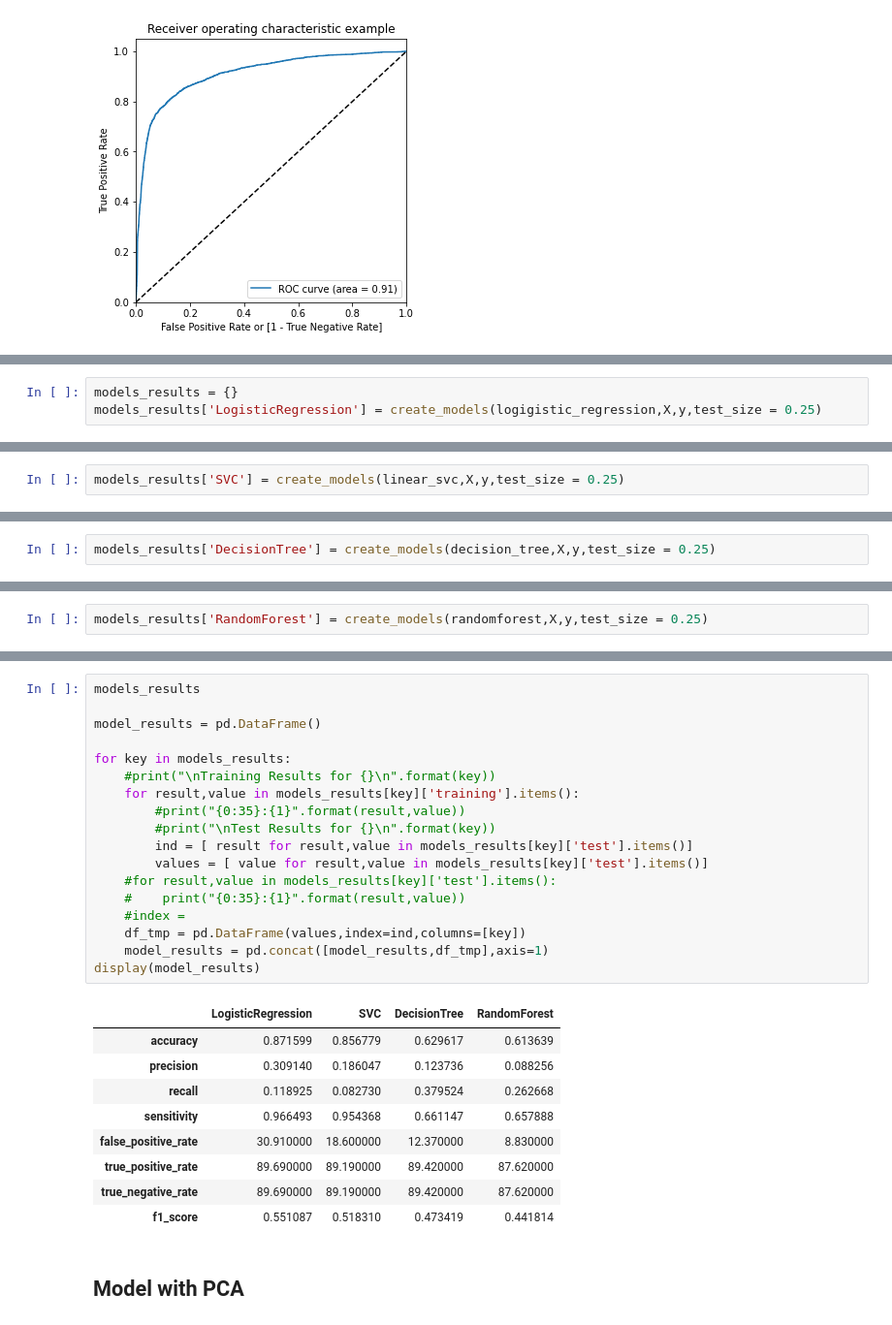
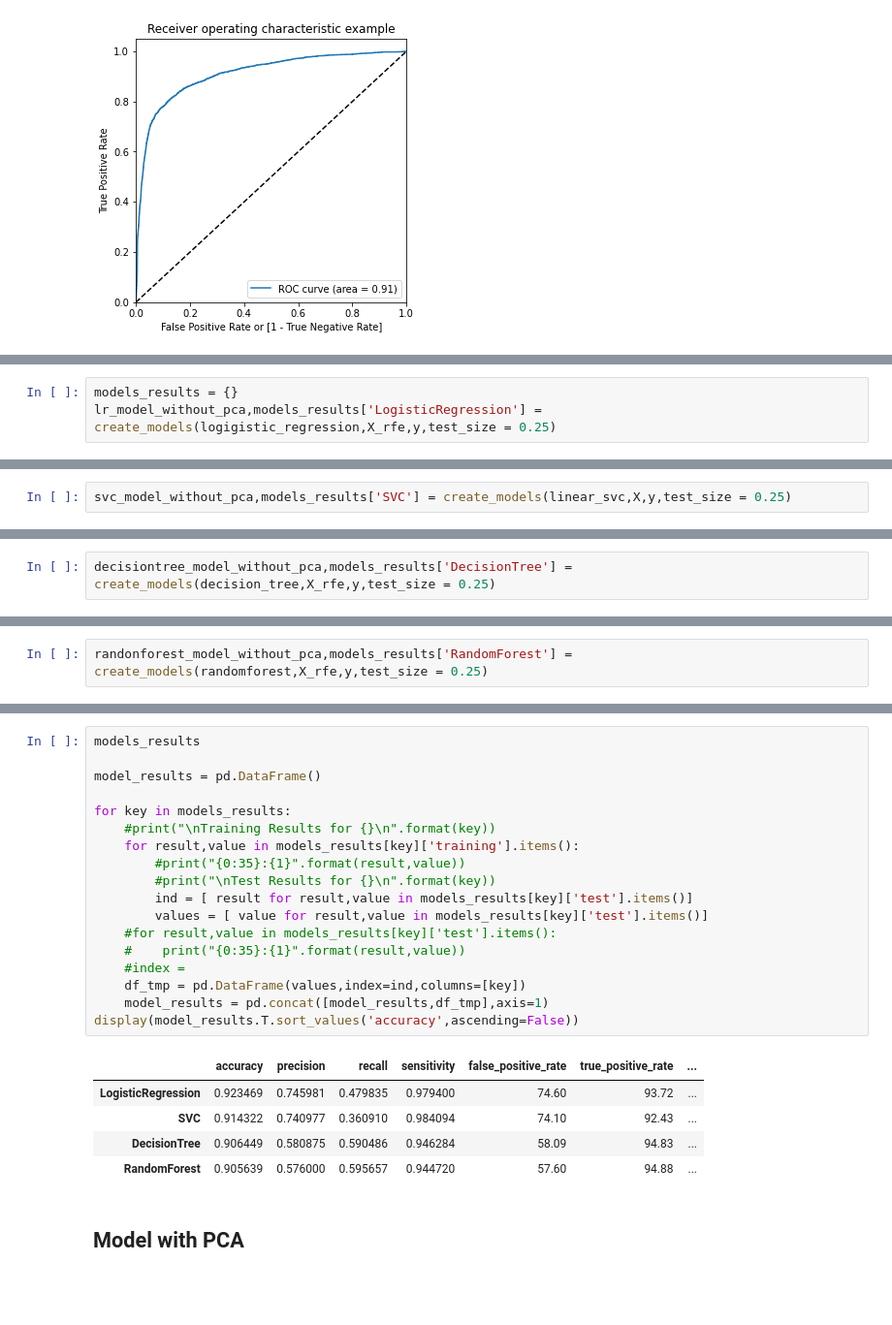
Before and after one commit to shajivmasters/Telcom_chrun_draft, a Jupyter notebook: TelcomChurn.ipynb, the cells around one changed output, grey strips where cells are left out. Shown: that part at 97% size. Cells and saved outputs as stored; diff of their text form; blank space fills up the shorter version.

```diff
--- a/TelcomChurn.ipynb
+++ b/TelcomChurn.ipynb
@@ -1478,5 +1559,5 @@ draw_roc(y_train_pred_final['churn'], y_train_pred_final['churn_prob'])
 # %%
 models_results = {}
-models_results['LogisticRegression'] = create_models(logigistic_regression,X,y,test_size = 0.25)
+lr_model_without_pca,models_results['LogisticRegression'] = create_models(logigistic_regression,X_rfe,y,test_size = 0.25)
 # %% [output]
 array([0, 0, 0, ..., 0, 0, 0])
@@ -1488,4 +1569,4 @@ array([0, 0, 0, ..., 0, 0, 0])
 # %%
-models_results['SVC'] = create_models(linear_svc,X,y,test_size = 0.25)
+svc_model_without_pca,models_results['SVC'] = create_models(linear_svc,X,y,test_size = 0.25)
 # %% [output]
 array([0, 0, 0, ..., 0, 0, 0])
@@ -1497,4 +1578,4 @@ array([0, 0, 0, ..., 0, 0, 0])
 # %%
-models_results['DecisionTree'] = create_models(decision_tree,X,y,test_size = 0.25)
+decisiontree_model_without_pca,models_results['DecisionTree'] = create_models(decision_tree,X_rfe,y,test_size = 0.25)
 # %% [output]
 array([0, 0, 0, ..., 1, 0, 0])
@@ -1506,4 +1587,4 @@ array([0, 0, 0, ..., 1, 0, 0])
 # %%
-models_results['RandomForest'] = create_models(randomforest,X,y,test_size = 0.25)
+randonforest_model_without_pca,models_results['RandomForest'] = create_models(randomforest,X_rfe,y,test_size = 0.25)
 # %% [output]
 array([0, 0, 0, ..., 1, 0, 0])
@@ -1535,31 +1616,27 @@ models_results
 # %%
 models_results
 
 model_results = pd.DataFrame()
 
 for key in models_results:
     #print("\nTraining Results for {}\n".format(key))
     for result,value in models_results[key]['training'].items():
         #print("{0:35}:{1}".format(result,value))
         #print("\nTest Results for {}\n".format(key))
         ind = [ result for result,value in models_results[key]['test'].items()]
         values = [ value for result,value in models_results[key]['test'].items()]
     #for result,value in models_results[key]['test'].items():
     #    print("{0:35}:{1}".format(result,value))
     #index =
     df_tmp = pd.DataFrame(values,index=ind,columns=[key])
     model_results = pd.concat([model_results,df_tmp],axis=1)
-display(model_results)
+display(model_results.T.sort_values('accuracy',ascending=False))
 # %% [output]
-|  | LogisticRegression | SVC | DecisionTree | RandomForest |
-| accuracy | 0.871599 | 0.856779 | 0.629617 | 0.613639 |
-| precision | 0.309140 | 0.186047 | 0.123736 | 0.088256 |
-| recall | 0.118925 | 0.082730 | 0.379524 | 0.262668 |
-| sensitivity | 0.966493 | 0.954368 | 0.661147 | 0.657888 |
-| false_positive_rate | 30.910000 | 18.600000 | 12.370000 | 8.830000 |
-| true_positive_rate | 89.690000 | 89.190000 | 89.420000 | 87.620000 |
-| true_negative_rate | 89.690000 | 89.190000 | 89.420000 | 87.620000 |
-| f1_score | 0.551087 | 0.518310 | 0.473419 | 0.441814 |
+|  | accuracy | precision | recall | sensitivity | false_positive_rate | true_positive_rate | ... |
+| LogisticRegression | 0.923469 | 0.745981 | 0.479835 | 0.979400 | 74.60 | 93.72 | ... |
+| SVC | 0.914322 | 0.740977 | 0.360910 | 0.984094 | 74.10 | 92.43 | ... |
+| DecisionTree | 0.906449 | 0.580875 | 0.590486 | 0.946284 | 58.09 | 94.83 | ... |
+| RandomForest | 0.905639 | 0.576000 | 0.595657 | 0.944720 | 57.60 | 94.88 | ... |
 # %% [markdown]
 ## Model with PCA
 # %%
```
Also changed, not shown: parts of 61 cells of this notebook.
